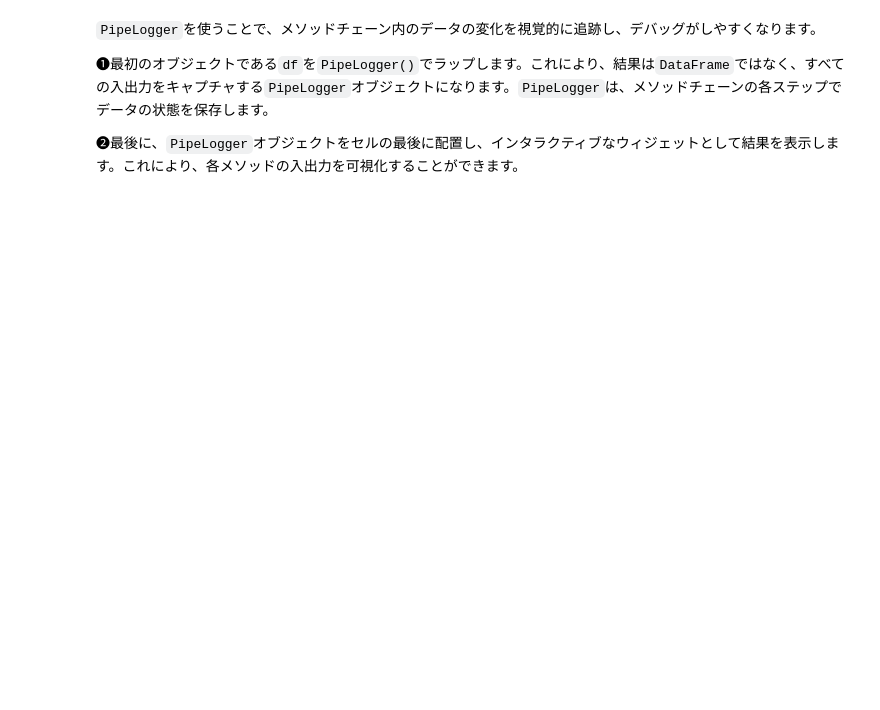
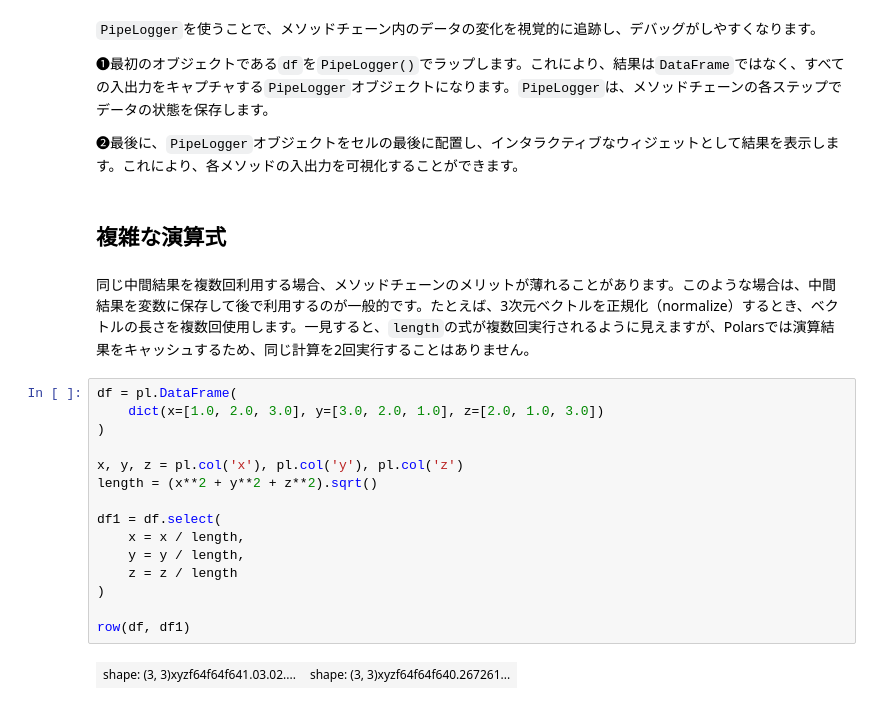
Before and after one commit to ruoyu0088/polars_guide, a Jupyter notebook: polars_guide/060_polars_tips.ipynb, the cells around one changed output. Saved outputs shown, nothing was run; the diff lists cells and outputs as text; blank space fills up the shorter version.

Commit message:
add polars_exprs

```diff
--- a/polars_guide/060_polars_tips.ipynb
+++ b/polars_guide/060_polars_tips.ipynb
@@ -91,3 +91,24 @@ result #❷
 ❶最初のオブジェクトである`df`を`PipeLogger()`でラップします。これにより、結果は`DataFrame`ではなく、すべての入出力をキャプチャする`PipeLogger`オブジェクトになります。`PipeLogger`は、メソッドチェーンの各ステップでデータの状態を保存します。
 
 ❷最後に、`PipeLogger`オブジェクトをセルの最後に配置し、インタラクティブなウィジェットとして結果を表示します。これにより、各メソッドの入出力を可視化することができます。
+# %% [markdown]
+## 複雑な演算式
+# %% [markdown]
+同じ中間結果を複数回利用する場合、メソッドチェーンのメリットが薄れることがあります。このような場合は、中間結果を変数に保存して後で利用するのが一般的です。たとえば、3次元ベクトルを正規化（normalize）するとき、ベクトルの長さを複数回使用します。一見すると、`length`の式が複数回実行されるように見えますが、Polarsでは演算結果をキャッシュするため、同じ計算を2回実行することはありません。
+# %%
+df = pl.DataFrame(
+    dict(x=[1.0, 2.0, 3.0], y=[3.0, 2.0, 1.0], z=[2.0, 1.0, 3.0])
+)
+
+x, y, z = pl.col('x'), pl.col('y'), pl.col('z')
+length = (x**2 + y**2 + z**2).sqrt()
+
+df1 = df.select(
+    x = x / length,
+    y = y / length,
+    z = z / length
+)
+
+row(df, df1)
+# %% [output]
+| shape: (3, 3)xyzf64f64f641.03.02.... | shape: (3, 3)xyzf64f64f640.267261... |
```
Also changed, not shown: parts of 4 cells of this notebook, 2 other files.
